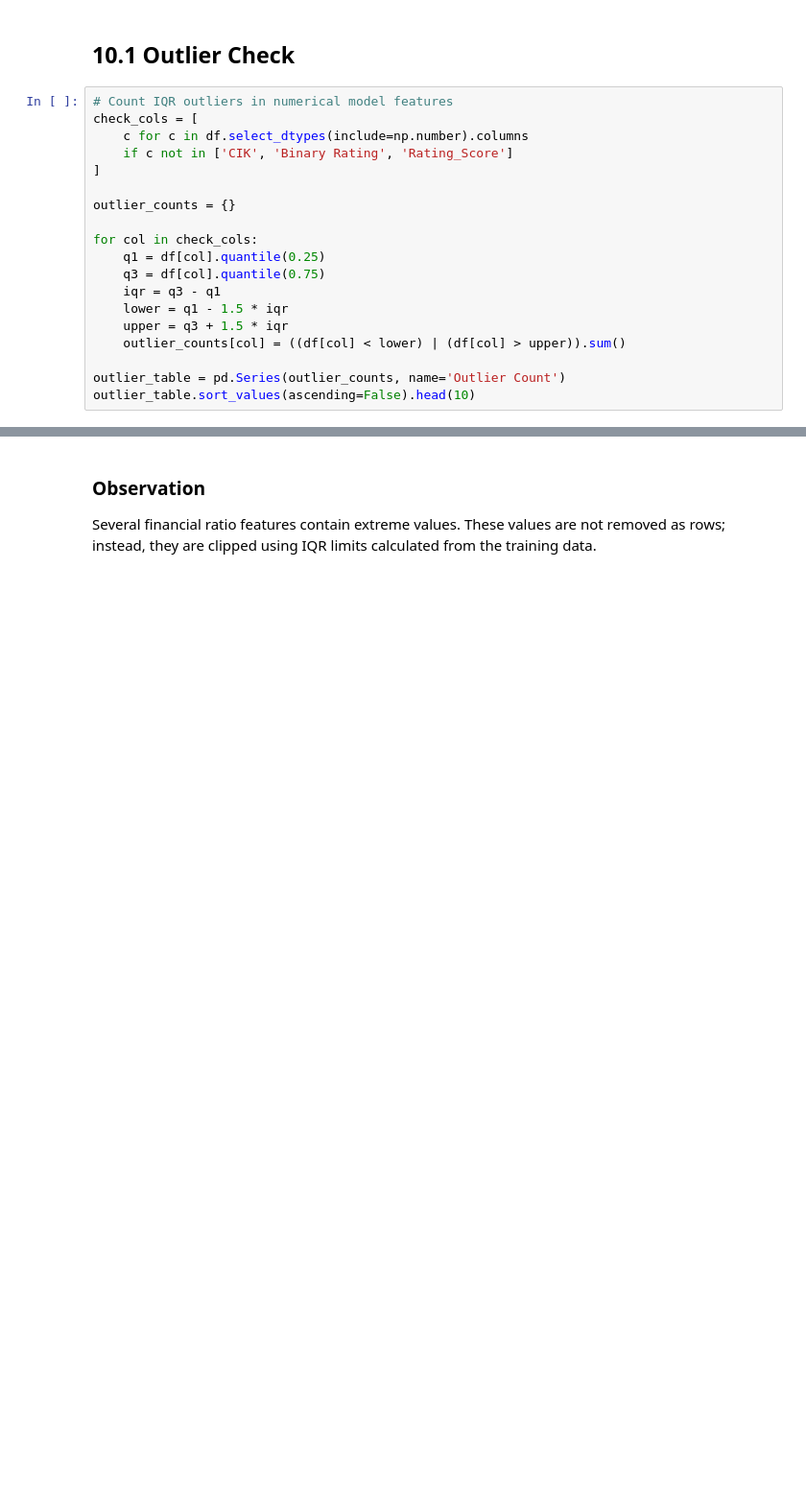
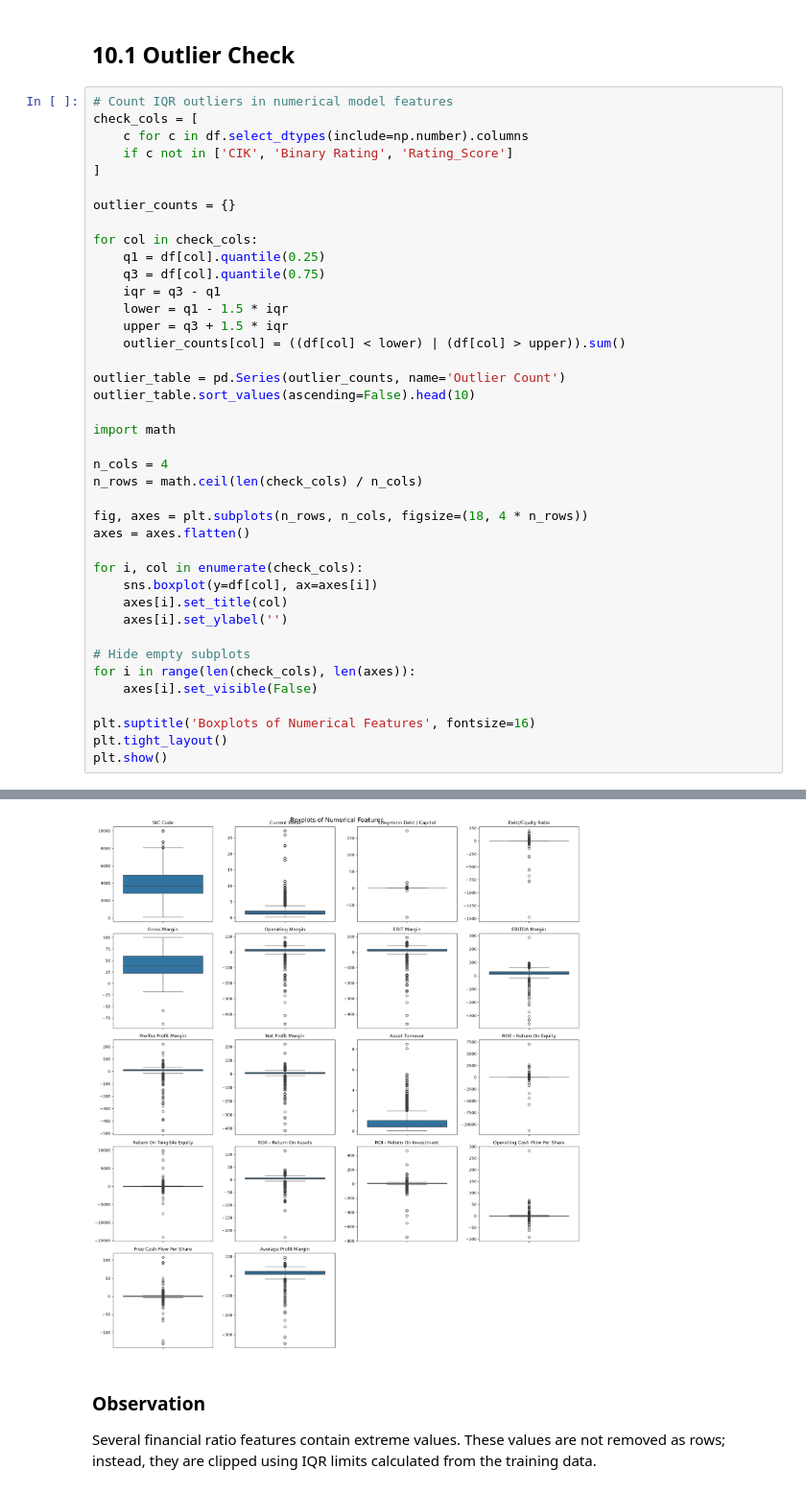
Before and after one commit to rishitkumar8/Business-Financial-Health-Credit-Risk-Intelligence-Platform, a Jupyter notebook: notebooks/preprocessing.ipynb, the cells around one changed output, grey strips where cells are left out. Shown at 96% size. Saved outputs shown, nothing was run; the diff lists cells and outputs as text; blank space fills up the shorter version.

```diff
--- a/notebooks/preprocessing.ipynb
+++ b/notebooks/preprocessing.ipynb
@@ -320,4 +320,25 @@ for col in check_cols:
 
 outlier_table = pd.Series(outlier_counts, name='Outlier Count')
 outlier_table.sort_values(ascending=False).head(10)
+
+import math
+
+n_cols = 4
+n_rows = math.ceil(len(check_cols) / n_cols)
+
+fig, axes = plt.subplots(n_rows, n_cols, figsize=(18, 4 * n_rows))
+axes = axes.flatten()
+
+for i, col in enumerate(check_cols):
+    sns.boxplot(y=df[col], ax=axes[i])
+    axes[i].set_title(col)
+    axes[i].set_ylabel('')
+
+# Hide empty subplots
+for i in range(len(check_cols), len(axes)):
+    axes[i].set_visible(False)
+
+plt.suptitle('Boxplots of Numerical Features', fontsize=16)
+plt.tight_layout()
+plt.show()
 # %% [output]
@@ -335,3 +345,4 @@ Name: Outlier Count, dtype: int64
+[figure, added]
 # %% [markdown]
 
 ### Observation
```
Also changed, not shown: parts of 8 cells of this notebook, 2 other files.
